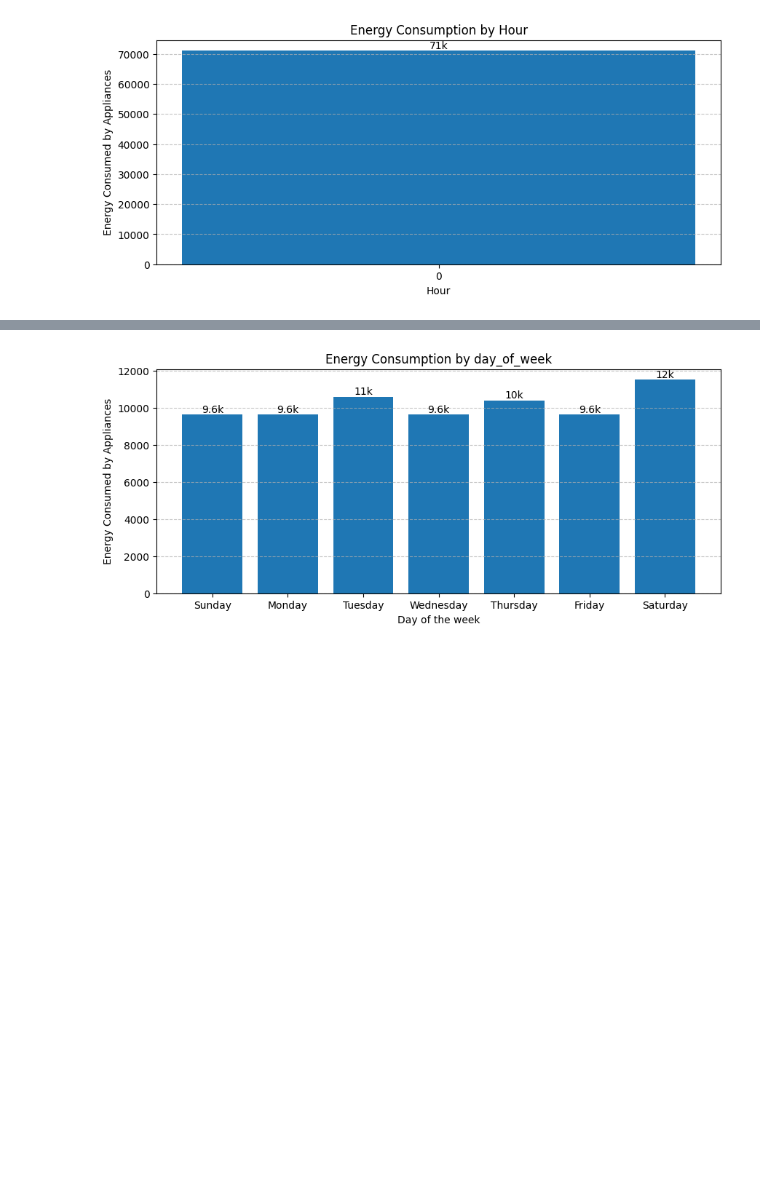
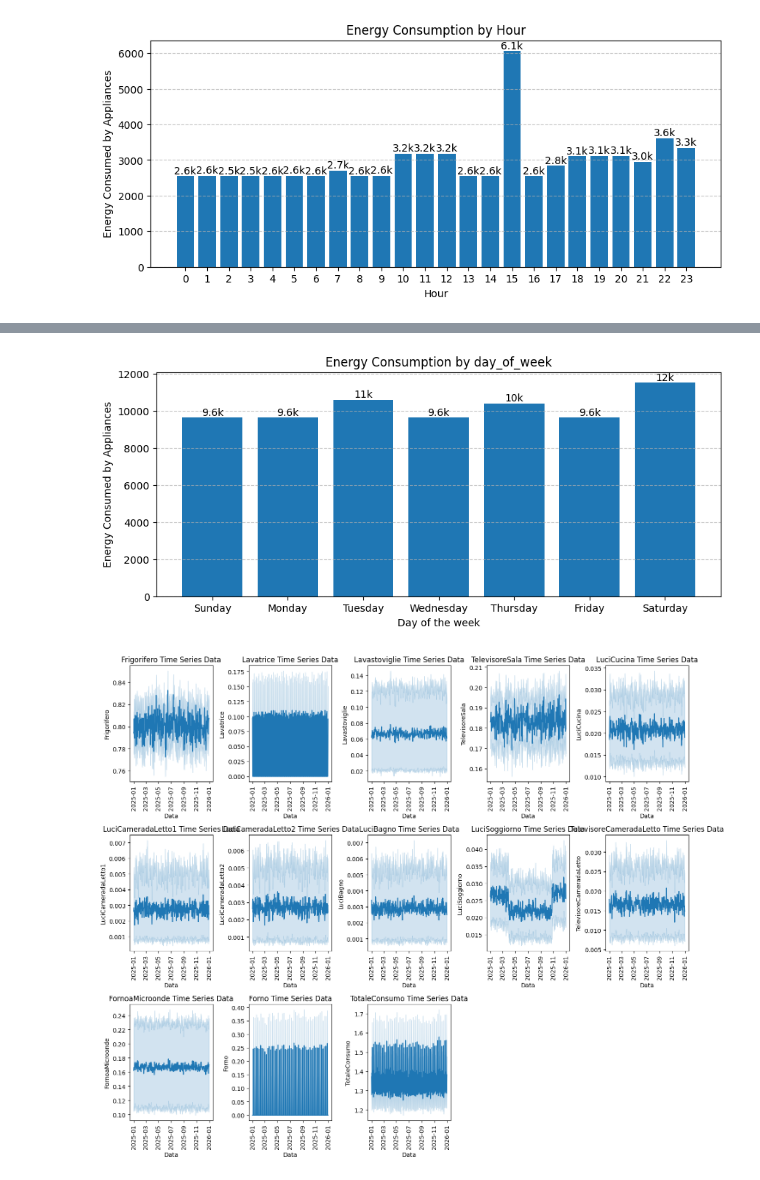
Before and after one commit to scapolingua/Deep-Learning, a Jupyter notebook: ElettrodomesticiML.ipynb, the cells around one changed output, grey strips where cells are left out. Cells and saved outputs as stored; diff of their text form; code cells hidden in the pictures; blank space fills up the shorter version.

```diff
--- a/ElettrodomesticiML.ipynb
+++ b/ElettrodomesticiML.ipynb
@@ -22,10 +22,10 @@ warnings.filterwarnings('ignore')
 
 # read dataset from csv file
 #data = pd.read_csv('dataset/energydata_complete.csv')
-data = pd.read_excel('dataset/consumi_elettrodomestici.xlsx')
+data = pd.read_csv('consumi_elettrodomestici.csv')
 # load the dataset
 #data_target = pd.read_csv('dataset/ energydata_complete.csv', usecols=[1], engine='python')
-data_target = pd.read_excel('dataset/consumi_elettrodomestici.xlsx',usecols=['Totale Consumo'])
+data_target = pd.read_csv('consumi_elettrodomestici.csv',usecols=['TotaleConsumo'])
 # set standard color variable
 color = "#1f77b4"
 
@@ -72,29 +72,34 @@ print(data.isnull().sum())
 print(any(data.duplicated()))
 
 # Convert 'date' column to datetime format, so that we could use it for analyse with time series functionality
-data['date'] = pd.to_datetime(data['Data'])
+data['Data'] = pd.to_datetime(data['Data'])
+data['Ora'] = pd.to_datetime(data['Ora'])
+
 
 # Copy dataset for time-based analysis
 new_data = data.copy()
 print(new_data)
 
 # Converting date into datetime
-new_data['date'] = new_data['date'].astype('datetime64[ns]')
-new_data['Date'] = pd.to_datetime(new_data['date']).dt.date
-new_data['Time'] = pd.to_datetime(new_data['date']).dt.time
-new_data['hour'] = new_data['date'].dt.hour
-new_data['month'] = new_data['date'].dt.month
-new_data['day_of_week'] = new_data['date'].dt.dayofweek
+new_data['Data']=new_data['Data'].astype('datetime64[ns]')
+#new_data['Data'] = new_data['date'].astype('datetime64[ns]')
+#new_data['Data'] = pd.to_datetime(new_data['Data']).dt.date
+# Keep 'Ora' as datetime object for extracting hour
+new_data['Ora'] = pd.to_datetime(new_data['Ora'])
 
-new_data= new_data.drop(["date"], axis=1)
+new_data['hour'] = new_data['Ora'].dt.hour
+new_data['month'] = new_data['Data'].dt.month
+new_data['day_of_week'] = new_data['Data'].dt.dayofweek
+
+#new_data= new_data.drop(["Data"], axis=1)
 print(new_data)
 
 # Calculate the total energy consumed by the appliance per hour
-app_hour = new_data.groupby(by='hour',as_index=False)['Totale Consumo'].sum()
+app_hour = new_data.groupby(by='hour',as_index=False)['TotaleConsumo'].sum()
 # Sort app_hour by descending order
 #print(app_hour.sort_values(by='Appliances',ascending=False))
 
-print(app_hour.sort_values(by='Totale Consumo',ascending=False))
+print(app_hour.sort_values(by='TotaleConsumo',ascending=False))
 
 # Function to format the numerical value to 'k' format
 def format_value(value):
@@ -107,7 +112,7 @@ def format_value(value):
 
 # Plotting the data
 plt.figure(figsize=(10, 4))  # Set the figure size
-bars = plt.bar(app_hour['hour'], app_hour['Totale Consumo'], color=color)  # Create a bar plot
+bars = plt.bar(app_hour['hour'], app_hour['TotaleConsumo'], color=color)  # Create a bar plot
 
 # Add numerical values on top of each bar
 for bar in bars:
@@ -122,15 +127,15 @@ plt.grid(axis='y', linestyle='--', alpha=0.7)  # Add gridlines to the y-axis
 plt.show()  # Show the plot
 
 # Calculate the total energy consumed by the appliance per hour
-app_week_day = new_data.groupby(by='day_of_week',as_index=False)['Totale Consumo'].sum()
+app_week_day = new_data.groupby(by='day_of_week',as_index=False)['TotaleConsumo'].sum()
 # Sort app_hour by descending order
-print(app_week_day.sort_values(by='Totale Consumo',ascending=False))
+print(app_week_day.sort_values(by='TotaleConsumo',ascending=False))
 
 day_names = {1: 'Monday', 2: 'Tuesday', 3: 'Wednesday', 4: 'Thursday', 5: 'Friday', 6: 'Saturday', 0: 'Sunday'}
 
 # Plotting the data
 plt.figure(figsize=(10, 4))  # Set the figure size
-bars = plt.bar(app_week_day['day_of_week'], app_week_day['Totale Consumo'], color=color)  # Create a bar plot
+bars = plt.bar(app_week_day['day_of_week'], app_week_day['TotaleConsumo'], color=color)  # Create a bar plot
 
 # Add numerical values on top of each bar
 for bar in bars:
@@ -161,8 +166,8 @@ for i in range(num_rows):
         index = i * 5 + j
         if index < num_cols:
             var = selected_columns[index]
-            sns.lineplot(y=data[var], x=data['date'], ax=axs[i,j], linewidth=1.5)
-            axs[i,j].set_xlabel('Date')
+            sns.lineplot(y=data[var], x=data['Data'], ax=axs[i,j], linewidth=1.5)
+            axs[i,j].set_xlabel('Data')
             axs[i,j].set_ylabel(var)
             axs[i,j].set_title('{} Time Series Data'.format(var))
             axs[i,j].tick_params(axis='x', rotation=90)
@@ -192 +197 @@ plt.show()
-[figure, old version]
+[figure, new version]
@@ -201,4 +206,5 @@ plt.show()
 [figure]
+[figure, added]
 # %%
 
 # Extracting numerical columns from the data
```
Also changed, not shown: parts of 20 cells of this notebook.
